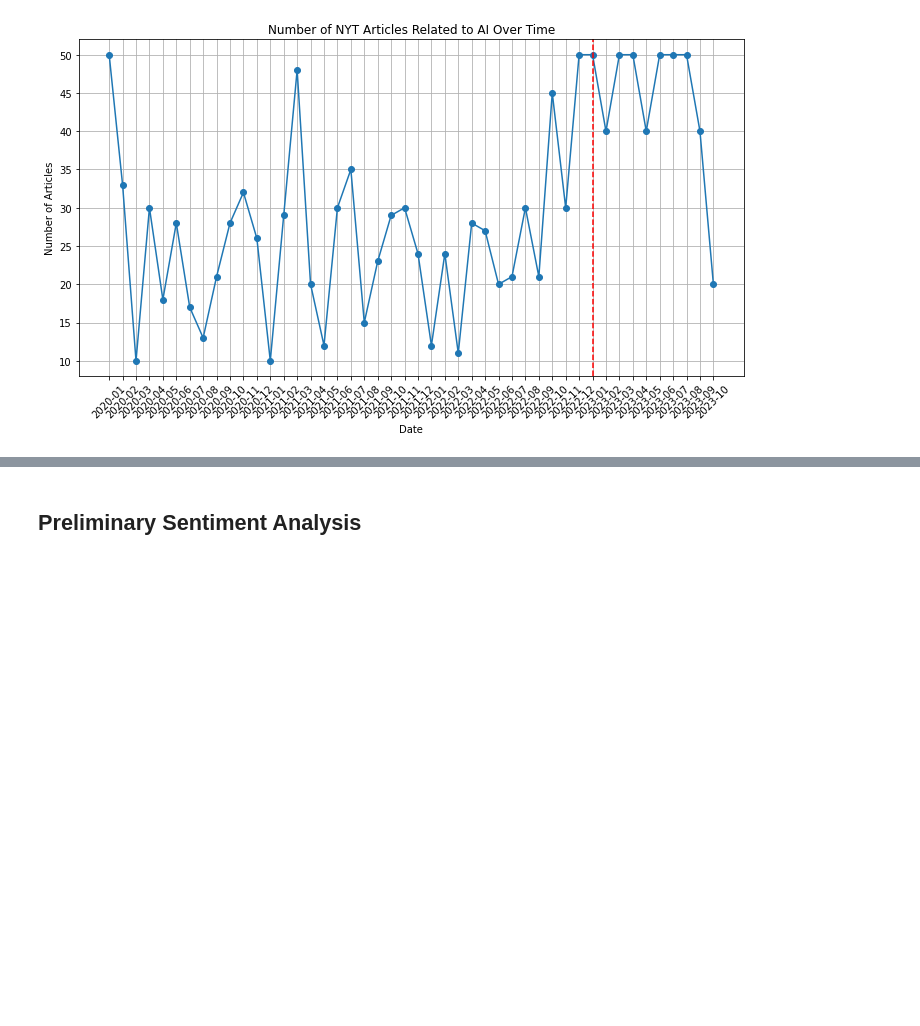
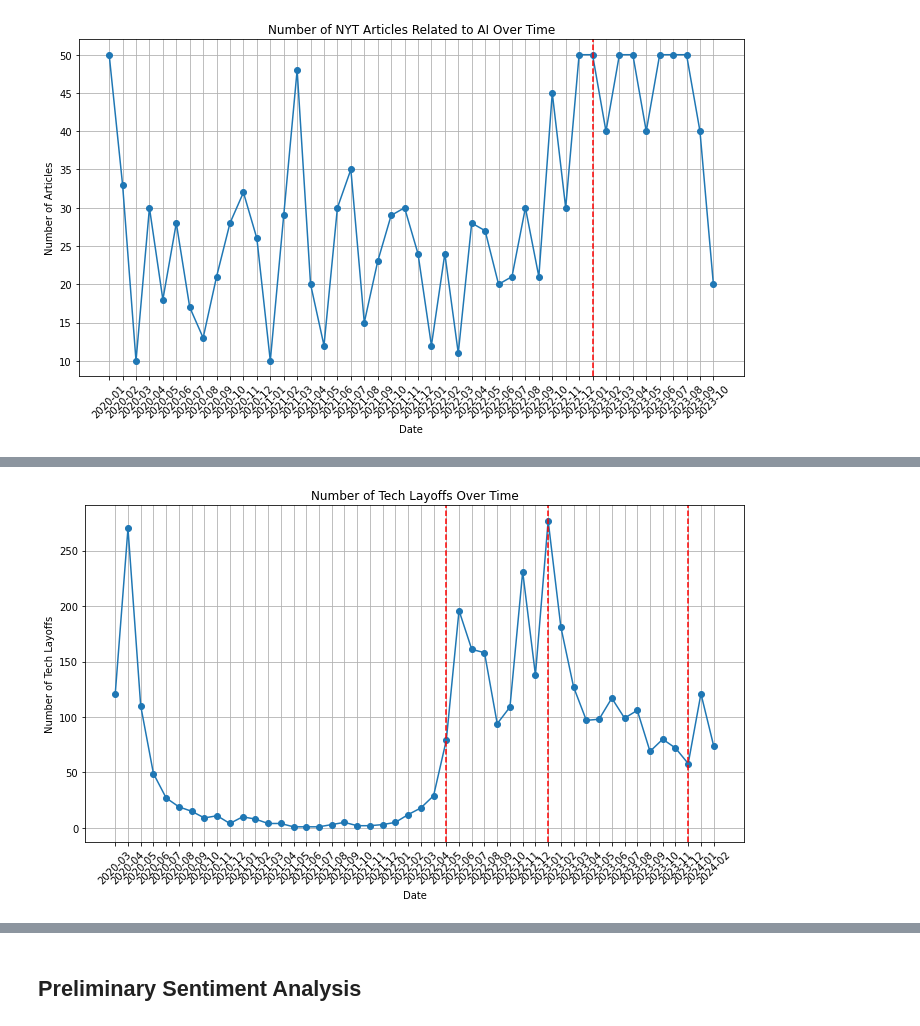
Before and after one commit to nadyatan21/ECON1620-Spring2024, a Jupyter notebook: ProjTwo/Draft_Two_Code_Nadya.ipynb, the cells around one changed output, grey strips where cells are left out. Cells and saved outputs as stored; diff of their text form; code cells hidden in the pictures; blank space fills up the shorter version.

Commit message:
added layoffs data

```diff
--- a/ProjTwo/Draft_Two_Code_Nadya.ipynb
+++ b/ProjTwo/Draft_Two_Code_Nadya.ipynb
@@ -124,3 +124,5 @@ plt.axvline(x='2023-01', color='r', linestyle='--', label='2023-01')
 plt.show()
 # %% [output]
 [figure]
+# %%
+layoffs_data = pd.read_csv('layoffs_data(3).csv')
@@ -126,0 +138,25 @@ plt.show()
+# %%
+# Convert 'date' column to datetime
+layoffs_data['Date'] = pd.to_datetime(layoffs_data['Date'])
+
+# Convert 'date' column to 'YYYY-MM' format
+layoffs_data['Date'] = layoffs_data['Date'].dt.strftime('%Y-%m')
+# %%
+# Count the number of layoffs for each date
+layoffs_counts_by_date = layoffs_data['Date'].value_counts().sort_index()
+# Plot the number of layoffs over time
+plt.figure(figsize=(10, 6))
+plt.plot(layoffs_counts_by_date.index, layoffs_counts_by_date.values, marker='o', linestyle='-')
+plt.title('Number of Tech Layoffs Over Time')
+plt.xlabel('Date')
+plt.ylabel('Number of Tech Layoffs')
+plt.grid(True)
+plt.xticks(rotation=45)
+plt.tight_layout()
+# Draw a horizontal line at date '2023-01'
+plt.axvline(x='2023-01', color='r', linestyle='--', label='2023-01')
+plt.axvline(x='2022-05', color='r', linestyle='--', label='2023-01')
+plt.axvline(x='2023-12', color='r', linestyle='--', label='2023-11')
+plt.show()
+# %% [output]
+[figure, added]
```
Also changed, not shown: parts of 11 cells of this notebook, 1 other file.
